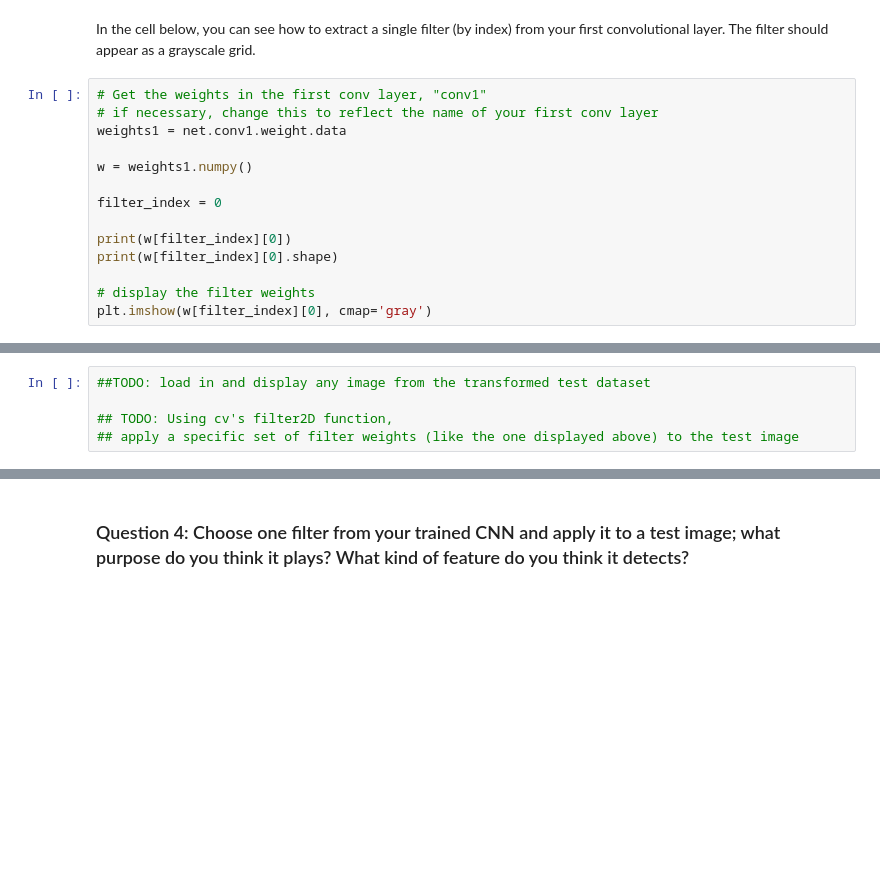
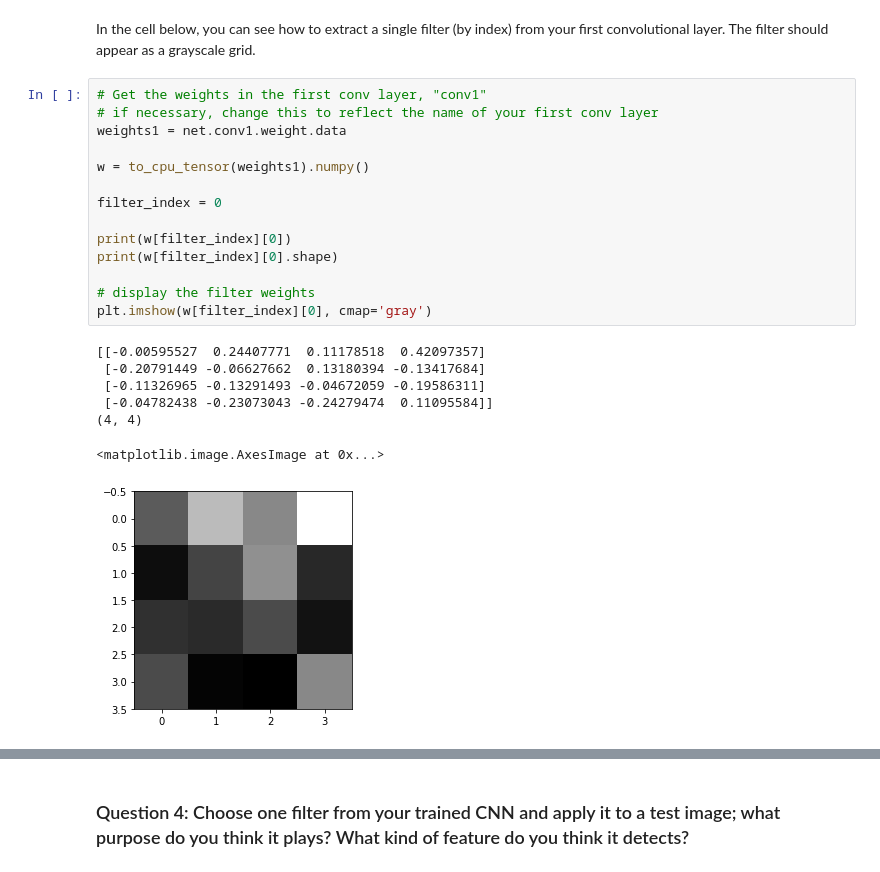
Before and after one commit to tomkdickinson/P1_Facial_Keypoints, a Jupyter notebook: 2. Define the Network Architecture.ipynb, the cells around one changed output, grey strips where cells are left out. Cells and saved outputs as stored; diff of their text form; blank space fills up the shorter version.

Commit message:
feat: Project completed
- Completed all TODOs in the project rubric

```diff
--- a/2. Define the Network Architecture.ipynb
+++ b/2. Define the Network Architecture.ipynb
@@ -491,17 +609,25 @@ In the cell below, you can see how to extract a single filter (by index) from yo
 # %%
 # Get the weights in the first conv layer, "conv1"
 # if necessary, change this to reflect the name of your first conv layer
 weights1 = net.conv1.weight.data
 
-w = weights1.numpy()
+w = to_cpu_tensor(weights1).numpy()
 
 filter_index = 0
 
 print(w[filter_index][0])
 print(w[filter_index][0].shape)
 
 # display the filter weights
 plt.imshow(w[filter_index][0], cmap='gray')
+# %% [output]
+[[-0.00595527  0.24407771  0.11178518  0.42097357]
+ [-0.20791449 -0.06627662  0.13180394 -0.13417684]
+ [-0.11326965 -0.13291493 -0.04672059 -0.19586311]
+ [-0.04782438 -0.23073043 -0.24279474  0.11095584]]
+(4, 4)
+<matplotlib.image.AxesImage at 0x...>
+[figure, added]
 # %% [markdown]
 ## Feature maps
 
@@ -514,8 +640,3 @@ Next, choose a test image and filter it with one of the convolutional kernels in
 
 ### TODO: Filter an image to see the effect of a convolutional kernel
 ---
-# %%
-##TODO: load in and display any image from the transformed test dataset
-
-## TODO: Using cv's filter2D function,
-## apply a specific set of filter weights (like the one displayed above) to the test image
```
Also changed, not shown: parts of 25 cells of this notebook, 6 other files.
